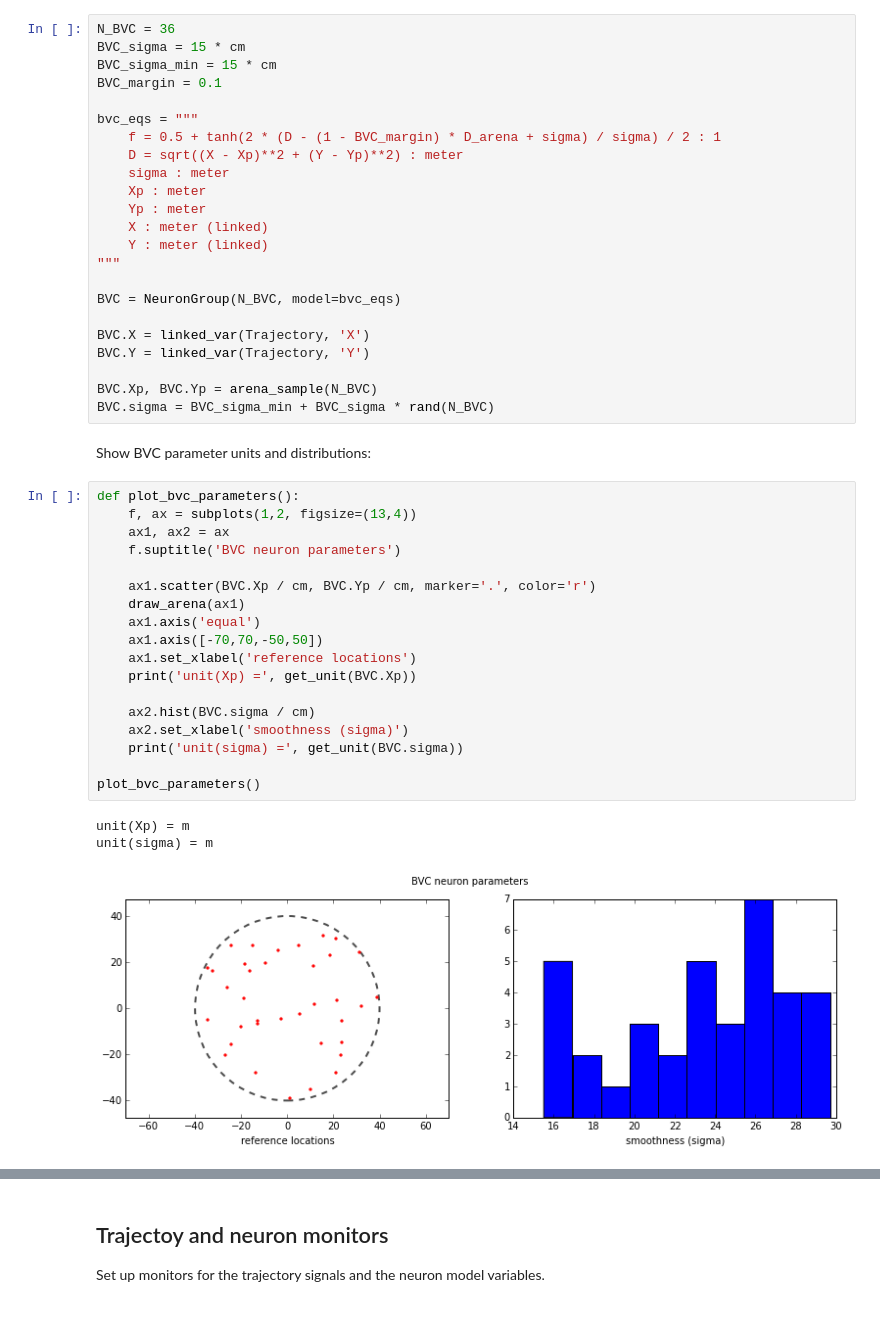
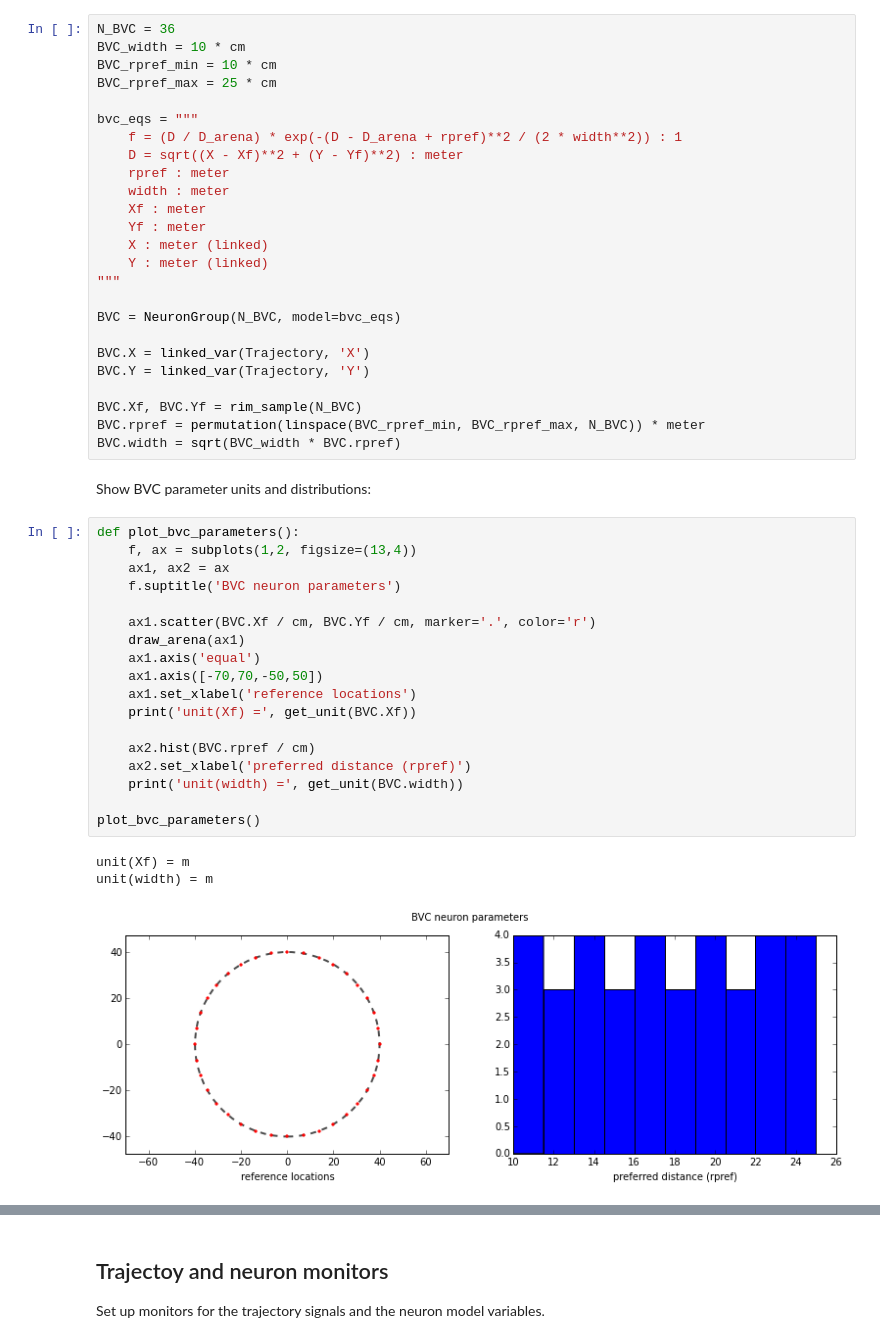
Before and after one commit to jdmonaco/lcomodel, a Jupyter notebook: notebooks/rate_bvc.ipynb, the cells around one changed output, grey strips where cells are left out. Saved outputs shown, nothing was run; the diff lists cells and outputs as text.

```diff
--- a/notebooks/rate_bvc.ipynb
+++ b/notebooks/rate_bvc.ipynb
@@ -25,16 +26,17 @@ import mpld3
 Set up the BVC neuron equations and group:
 # %%
 N_BVC = 36
-BVC_sigma = 15 * cm
-BVC_sigma_min = 15 * cm
-BVC_margin = 0.1
+BVC_width = 10 * cm
+BVC_rpref_min = 10 * cm
+BVC_rpref_max = 25 * cm
 
 bvc_eqs = """
-    f = 0.5 + tanh(2 * (D - (1 - BVC_margin) * D_arena + sigma) / sigma) / 2 : 1
-    D = sqrt((X - Xp)**2 + (Y - Yp)**2) : meter
-    sigma : meter
-    Xp : meter
-    Yp : meter
+    f = (D / D_arena) * exp(-(D - D_arena + rpref)**2 / (2 * width**2)) : 1
+    D = sqrt((X - Xf)**2 + (Y - Yf)**2) : meter
+    rpref : meter
+    width : meter
+    Xf : meter
+    Yf : meter
     X : meter (linked)
     Y : meter (linked)
 """
@@ -44,31 +46,32 @@ BVC = NeuronGroup(N_BVC, model=bvc_eqs)
 BVC.X = linked_var(Trajectory, 'X')
 BVC.Y = linked_var(Trajectory, 'Y')
 
-BVC.Xp, BVC.Yp = arena_sample(N_BVC)
-BVC.sigma = BVC_sigma_min + BVC_sigma * rand(N_BVC)
+BVC.Xf, BVC.Yf = rim_sample(N_BVC)
+BVC.rpref = permutation(linspace(BVC_rpref_min, BVC_rpref_max, N_BVC)) * meter
+BVC.width = sqrt(BVC_width * BVC.rpref)
 # %% [markdown]
 Show BVC parameter units and distributions:
 # %%
 def plot_bvc_parameters():
     f, ax = subplots(1,2, figsize=(13,4))
     ax1, ax2 = ax
     f.suptitle('BVC neuron parameters')
 
-    ax1.scatter(BVC.Xp / cm, BVC.Yp / cm, marker='.', color='r')
+    ax1.scatter(BVC.Xf / cm, BVC.Yf / cm, marker='.', color='r')
     draw_arena(ax1)
     ax1.axis('equal')
     ax1.axis([-70,70,-50,50])
     ax1.set_xlabel('reference locations')
-    print('unit(Xp) =', get_unit(BVC.Xp))
+    print('unit(Xf) =', get_unit(BVC.Xf))
 
-    ax2.hist(BVC.sigma / cm)
-    ax2.set_xlabel('smoothness (sigma)')
-    print('unit(sigma) =', get_unit(BVC.sigma))
+    ax2.hist(BVC.rpref / cm)
+    ax2.set_xlabel('preferred distance (rpref)')
+    print('unit(width) =', get_unit(BVC.width))
 
 plot_bvc_parameters()
 # %% [output]
-unit(Xp) = m
-unit(sigma) = m
+unit(Xf) = m
+unit(width) = m
-[figure, old version]
+[figure, new version]
 # %% [markdown]
 ## Boundary vector activity
```
Also changed, not shown: parts of 5 cells of this notebook, 1 other file.
